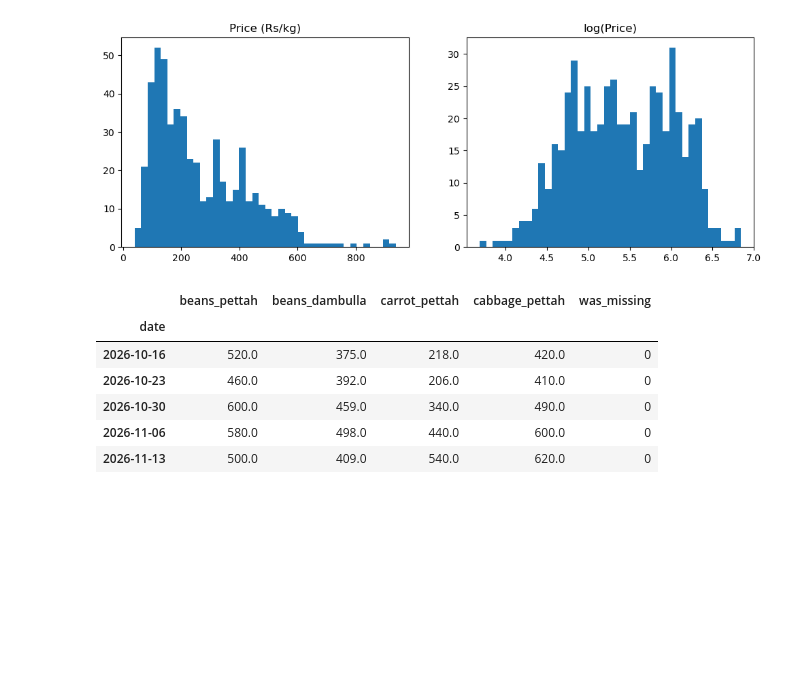
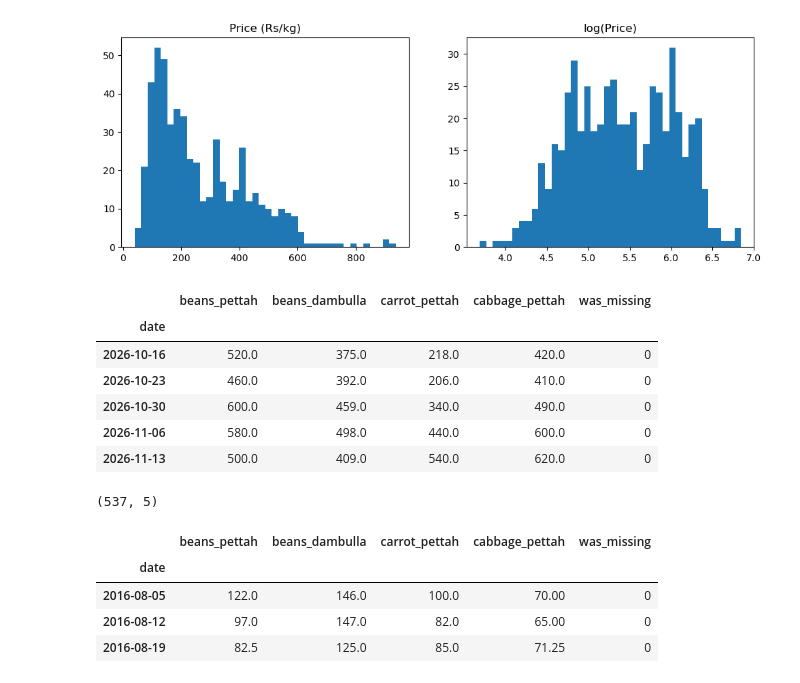
Before and after one commit to renulucshmi/pettah-beans-price-forecast, a Jupyter notebook: ensemble_assignment.ipynb, the cells around one changed output. Saved outputs shown, nothing was run; the diff lists cells and outputs as text; code cells hidden in the pictures; blank space fills up the shorter version.

```diff
--- a/ensemble_assignment.ipynb
+++ b/ensemble_assignment.ipynb
@@ -118,0 +121,11 @@ weekly.tail()
+# %%
+weekly = pd.read_csv("dataset/weekly_clean.csv", index_col="date", parse_dates=True)
+print(weekly.shape)
+weekly.head(3)
+# %% [output]
+(537, 5)
+|  | beans_pettah | beans_dambulla | carrot_pettah | cabbage_pettah | was_missing |
+| date |  |  |  |  |  |
+| 2016-08-05 | 122.0 | 146.0 | 100.0 | 70.00 | 0 |
+| 2016-08-12 | 97.0 | 147.0 | 82.0 | 65.00 | 0 |
+| 2016-08-19 | 82.5 | 125.0 | 85.0 | 71.25 | 0 |
```
Also changed, not shown: parts of 6 cells of this notebook, 2 other files.
